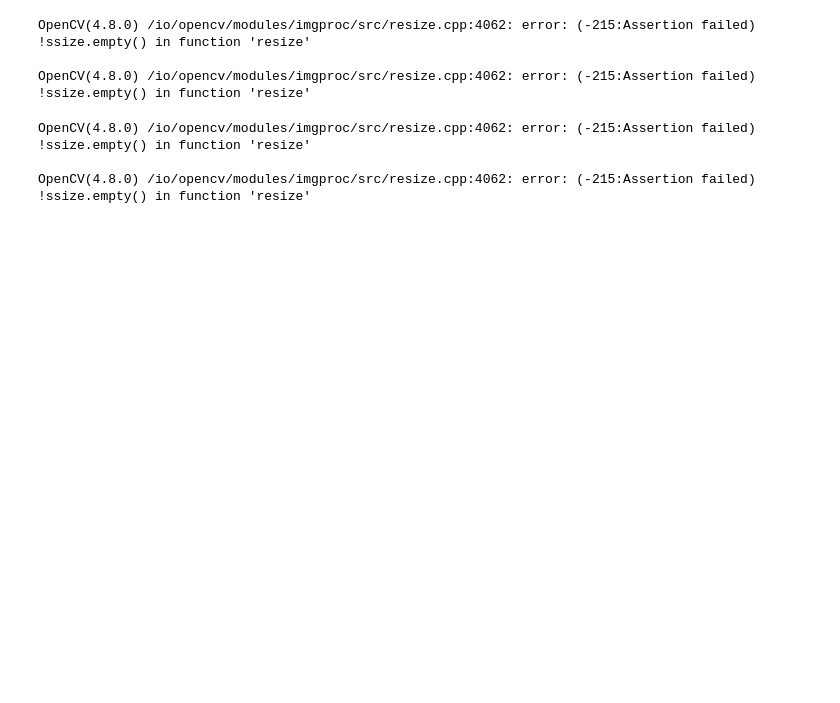
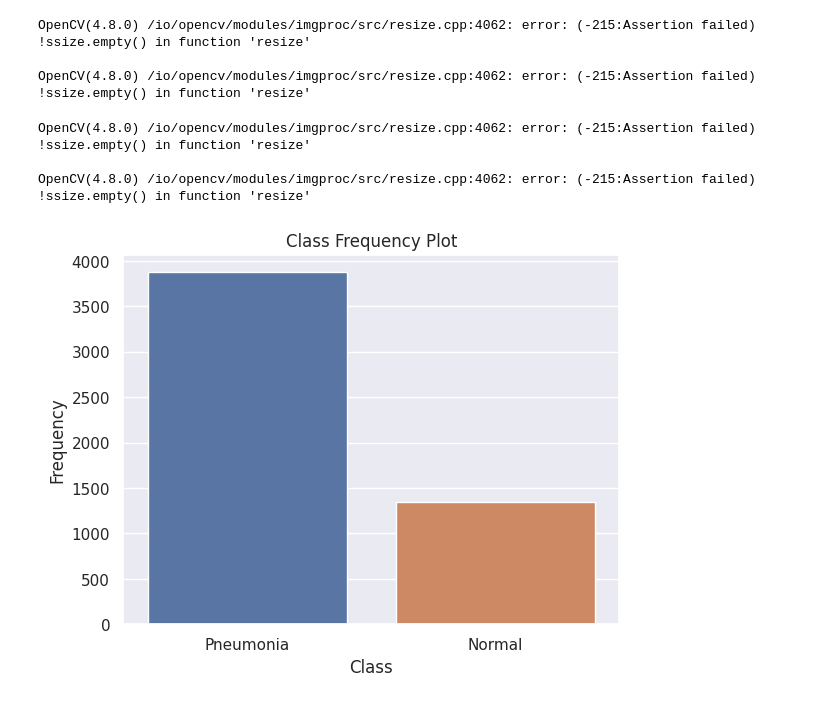
Before and after one commit to GauriGMenon/IITG-, a Jupyter notebook: Pneumonia_classifier.ipynb, the cells around one changed output. Drawn from its saved outputs; the diff is of its cells as text; code cells hidden in the pictures; blank space fills up the shorter version.

```diff
--- a/Pneumonia_classifier.ipynb
+++ b/Pneumonia_classifier.ipynb
@@ -51,14 +63,23 @@ OpenCV(4.8.0) /io/opencv/modules/imgproc/src/resize.cpp:4062: error: (-215:Asser
 
 OpenCV(4.8.0) /io/opencv/modules/imgproc/src/resize.cpp:4062: error: (-215:Assertion failed) !ssize.empty() in function 'resize'
 # %%
-# l = []
-# for i in train:
-#     if(i[1] == 0):
-#         l.append("Pneumonia")
-#     else:
-#         l.append("Normal")
-# sns.set_style('darkgrid')
-# sns.countplot(l)
+l = []
+for i in train:
+    if(i[1] == 0):
+        l.append("Pneumonia")
+    else:
+        l.append("Normal")
+
+sns.set(style="darkgrid")
+
+sns.countplot(x=l)
+plt.title("Class Frequency Plot")
+plt.xlabel("Class")
+plt.ylabel("Frequency")
+
+plt.show()
+# %% [output]
+[figure, added]
 # %%
 plt.figure(figsize = (5,5))
 plt.imshow(train[0][0], cmap='gray')
```
Also changed, not shown: parts of 19 cells of this notebook.
